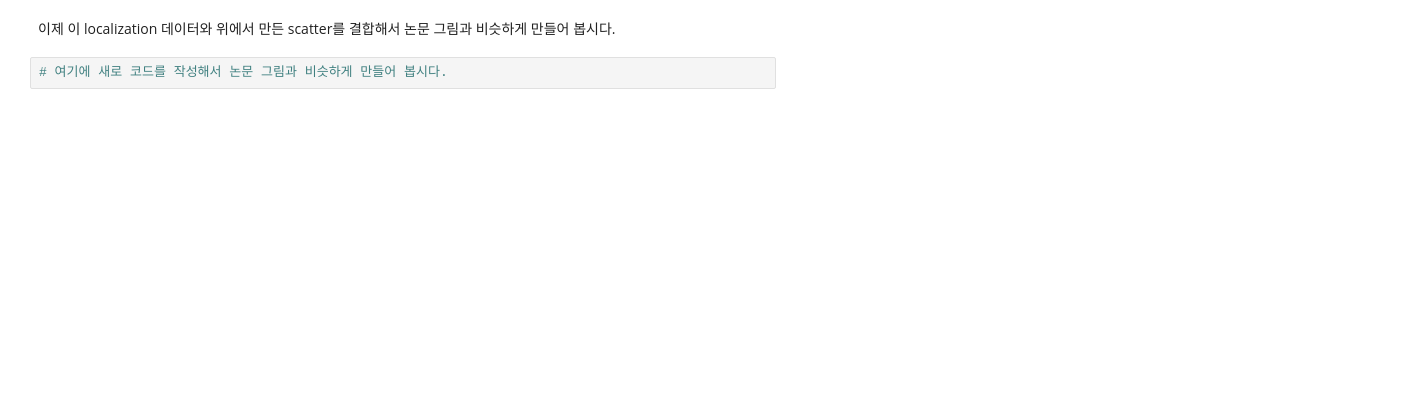
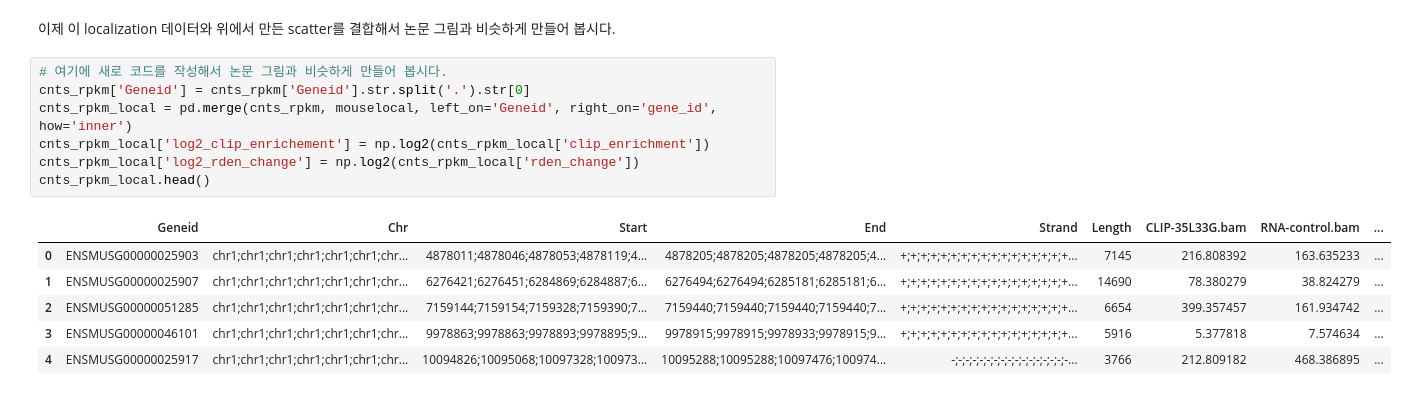
Before and after one commit to yeekyung/MYK_bioinformatics, a Jupyter notebook: CoLab_TermProj_2024_1.ipynb, the cells around one changed output. Drawn from its saved outputs; the diff is of its cells as text; blank space fills up the shorter version.

```diff
--- a/CoLab_TermProj_2024_1.ipynb
+++ b/CoLab_TermProj_2024_1.ipynb
@@ -337,4 +341,16 @@ mouselocal.head()
 # %% [markdown]
 이제 이 localization 데이터와 위에서 만든 scatter를 결합해서 논문 그림과 비슷하게 만들어 봅시다.
-# %%
-# 여기에 새로 코드를 작성해서 논문 그림과 비슷하게 만들어 봅시다.
+# %%
+# 여기에 새로 코드를 작성해서 논문 그림과 비슷하게 만들어 봅시다.
+cnts_rpkm['Geneid'] = cnts_rpkm['Geneid'].str.split('.').str[0]
+cnts_rpkm_local = pd.merge(cnts_rpkm, mouselocal, left_on='Geneid', right_on='gene_id', how='inner')
+cnts_rpkm_local['log2_clip_enrichement'] = np.log2(cnts_rpkm_local['clip_enrichment'])
+cnts_rpkm_local['log2_rden_change'] = np.log2(cnts_rpkm_local['rden_change'])
+cnts_rpkm_local.head()
+# %% [output]
+|  | Geneid | Chr | Start | End | Strand | Length | CLIP-35L33G.bam | RNA-control.bam | ... |
+| 0 | ENSMUSG00000025903 | chr1;chr1;chr1;chr1;chr1;chr1;chr... | 4878011;4878046;4878053;4878119;4... | 4878205;4878205;4878205;4878205;4... | +;+;+;+;+;+;+;+;+;+;+;+;+;+;+;+;+... | 7145 | 216.808392 | 163.635233 | ... |
+| 1 | ENSMUSG00000025907 | chr1;chr1;chr1;chr1;chr1;chr1;chr... | 6276421;6276451;6284869;6284887;6... | 6276494;6276494;6285181;6285181;6... | +;+;+;+;+;+;+;+;+;+;+;+;+;+;+;+;+... | 14690 | 78.380279 | 38.824279 | ... |
+| 2 | ENSMUSG00000051285 | chr1;chr1;chr1;chr1;chr1;chr1;chr... | 7159144;7159154;7159328;7159390;7... | 7159440;7159440;7159440;7159440;7... | +;+;+;+;+;+;+;+;+;+;+;+;+;+;+;+;+... | 6654 | 399.357457 | 161.934742 | ... |
+| 3 | ENSMUSG00000046101 | chr1;chr1;chr1;chr1;chr1;chr1;chr... | 9978863;9978863;9978893;9978895;9... | 9978915;9978915;9978933;9978915;9... | +;+;+;+;+;+;+;+;+;+;+;+;+;+;+;+;+... | 5916 | 5.377818 | 7.574634 | ... |
+| 4 | ENSMUSG00000025917 | chr1;chr1;chr1;chr1;chr1;chr1;chr... | 10094826;10095068;10097328;100973... | 10095288;10095288;10097476;100974... | -;-;-;-;-;-;-;-;-;-;-;-;-;-;-;-;-... | 3766 | 212.809182 | 468.386895 | ... |
```
Also changed, not shown: parts of 5 cells of this notebook.
